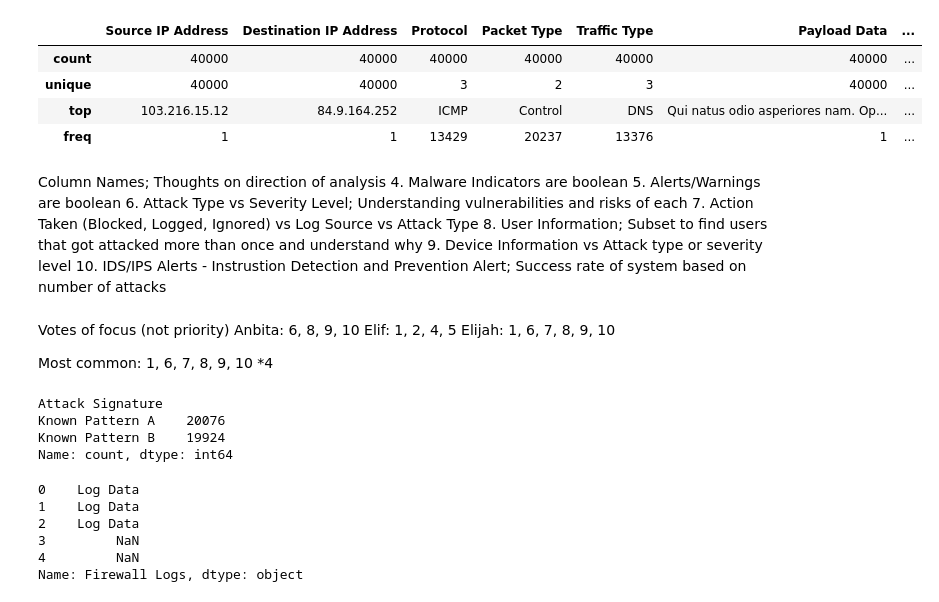
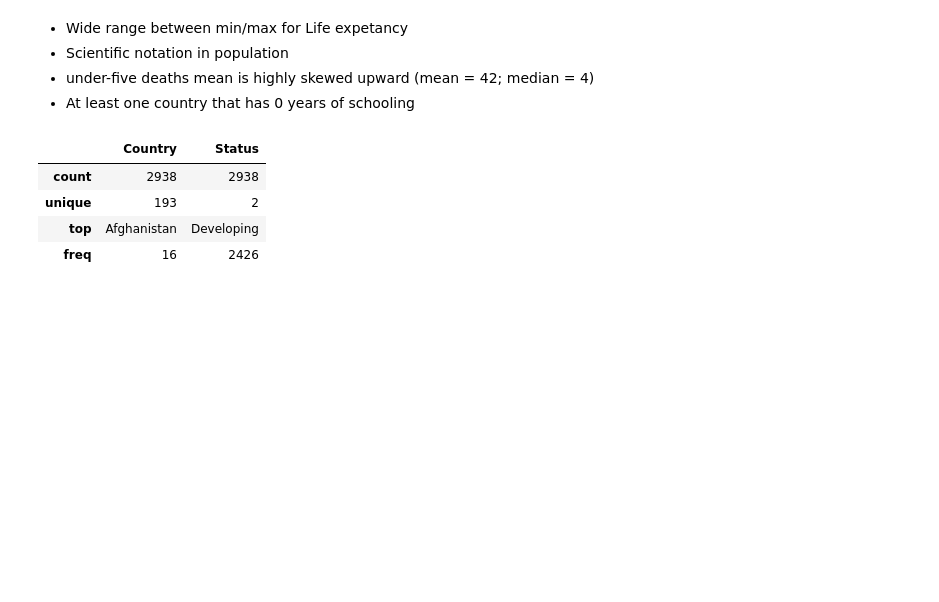
Before and after one commit to ElifSurucu/life-expectancy-eda, a Jupyter notebook: elijah_notebook.ipynb, the cells around one changed output. Saved outputs shown, nothing was run; the diff lists cells and outputs as text; code cells hidden in the pictures; blank space fills up the shorter version.

Commit message:
Add life expectancy data

```diff
--- a/elijah_notebook.ipynb
+++ b/elijah_notebook.ipynb
@@ -12,0 +7,4 @@ df.head()
+# %%
+# Load in data and display first 5 rows
+df = pd.read_csv('Life Expectancy Data.csv')
+df.head()
@@ -57,0 +73,14 @@ dtype: int64
+# %%
+relevant_cols = [
+    'Country',
+    'Year',
+    'Status',
+    'Life expectancy',
+    'Adult Mortality',
+    'under-five deaths',
+    'percentage expenditure',
+    'GDP',
+    'Population',
+    'Income composition of resources',
+    'Schooling'
+]
@@ -74,0 +110,3 @@ Column Names; Thoughts on direction of analysis
+# %%
+df = df.rename(columns={'Life expectancy ':'Life expectancy', 'under-five deaths ':'under-five deaths'})
+df.columns
@@ -74,0 +121,3 @@ Column Names; Thoughts on direction of analysis
+# %%
+df_relevant = df[relevant_cols]
+df_relevant
@@ -75,42 +150,13 @@ Column Names; Thoughts on direction of analysis
+# %% [markdown]
+- Wide range between min/max for Life expetancy
+- Scientific notation in population
+- under-five deaths mean is highly skewed upward (mean = 42; median = 4)
+- At least one country that has 0 years of schooling
 # %%
-df.describe(include = 'object')
+df_relevant.describe(include='object')
 # %% [output]
-|  | Source IP Address | Destination IP Address | Protocol | Packet Type | Traffic Type | Payload Data | ... |
-| count | 40000 | 40000 | 40000 | 40000 | 40000 | 40000 | ... |
-| unique | 40000 | 40000 | 3 | 2 | 3 | 40000 | ... |
-| top | 103.216.15.12 | 84.9.164.252 | ICMP | Control | DNS | Qui natus odio asperiores nam. Op... | ... |
-| freq | 1 | 1 | 13429 | 20237 | 13376 | 1 | ... |
+|  | Country | Status |
+| count | 2938 | 2938 |
+| unique | 193 | 2 |
+| top | Afghanistan | Developing |
+| freq | 16 | 2426 |
-# %% [markdown]
-Column Names; Thoughts on direction of analysis
-4. Malware Indicators are boolean
-5. Alerts/Warnings are boolean
-6. Attack Type vs Severity Level; Understanding vulnerabilities and risks of each
-7. Action Taken (Blocked, Logged, Ignored) vs Log Source vs Attack Type
-8. User Information; Subset to find users that got attacked more than once and understand why
-9. Device Information vs Attack type or severity level
-10. IDS/IPS Alerts - Instrustion Detection and Prevention Alert; Success rate of system based on number of attacks
-# %% [markdown]
-Votes of focus (not priority)
-Anbita: 6, 8, 9, 10
-Elif: 1, 2, 4, 5
-Elijah: 1, 6, 7, 8, 9, 10
-
-Most common:
-1, 6, 7, 8, 9, 10
-*4
-# %%
-df['Attack Signature'].value_counts()
-# %% [output]
-Attack Signature
-Known Pattern A    20076
-Known Pattern B    19924
-Name: count, dtype: int64
-# %%
-df['Firewall Logs'].head()
-# %% [output]
-0    Log Data
-1    Log Data
-2    Log Data
-3         NaN
-4         NaN
-Name: Firewall Logs, dtype: object
```
Also changed, not shown: parts of 37 cells of this notebook, 3 other files.
